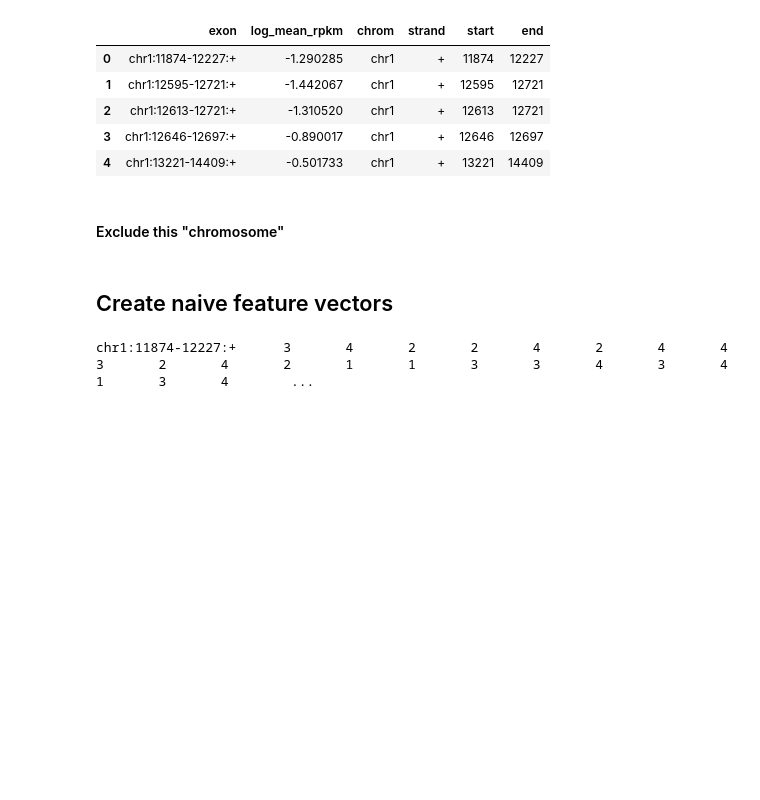
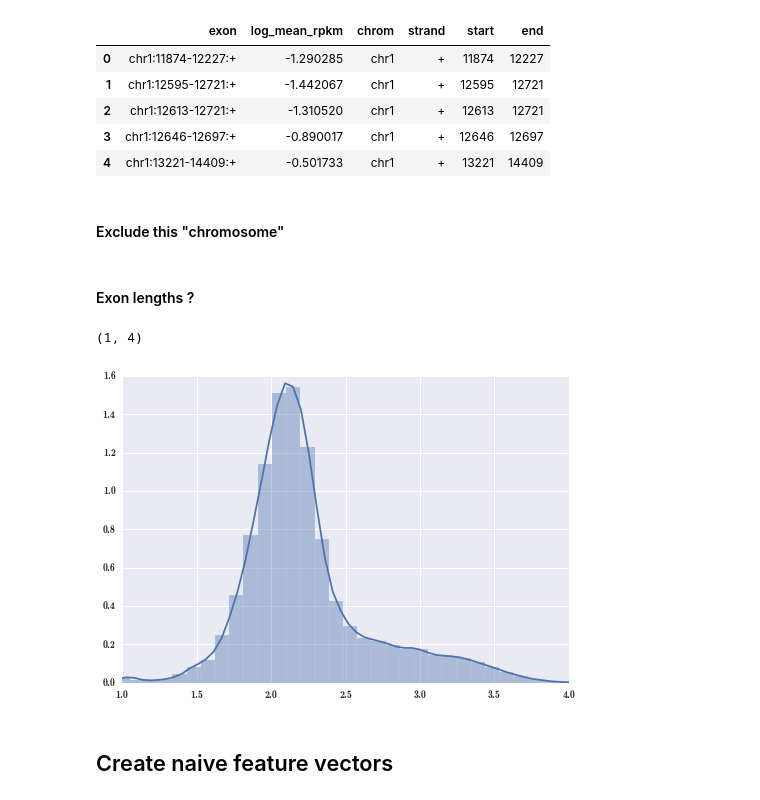
Before and after one commit to riblidezso/expression_code, a Jupyter notebook: prepare_data/prepare_naive_feat_vect.ipynb, the cells around one changed output. Drawn from its saved outputs; the diff is of its cells as text; code cells hidden in the pictures; blank space fills up the shorter version.

```diff
--- a/prepare_data/prepare_naive_feat_vect.ipynb
+++ b/prepare_data/prepare_naive_feat_vect.ipynb
@@ -106,6 +106,14 @@ final_df.head()
 # %%
 idx=final_df.chrom != 'chrM_rCRS'
 final_df=final_df[idx]
+# %% [markdown]
+#### Exon lengths ?
+# %%
+sns.distplot(np.log10(np.abs(1+final_df.end-final_df.start)))
+plt.xlim(1,4)
+# %% [output]
+(1, 4)
+[figure, added]
 # %% [markdown]
 ## Create naive feature vectors
 # %%
@@ -169,5 +181,0 @@ exon_to_csv(final_df,output_fname=out_fname,ref_dict=ref_dict,plus=100,minus=500
-# %%
-%%bash
-head -n 1 naive_feat_vect.csv
-# %% [output]
-chr1:11874-12227:+      3       4       2       2       4       2       4       4       3       2       4       2       1       1       3       3       4       3       4       1       3       4        ...
```
Also changed, not shown: parts of 4 cells of this notebook.
